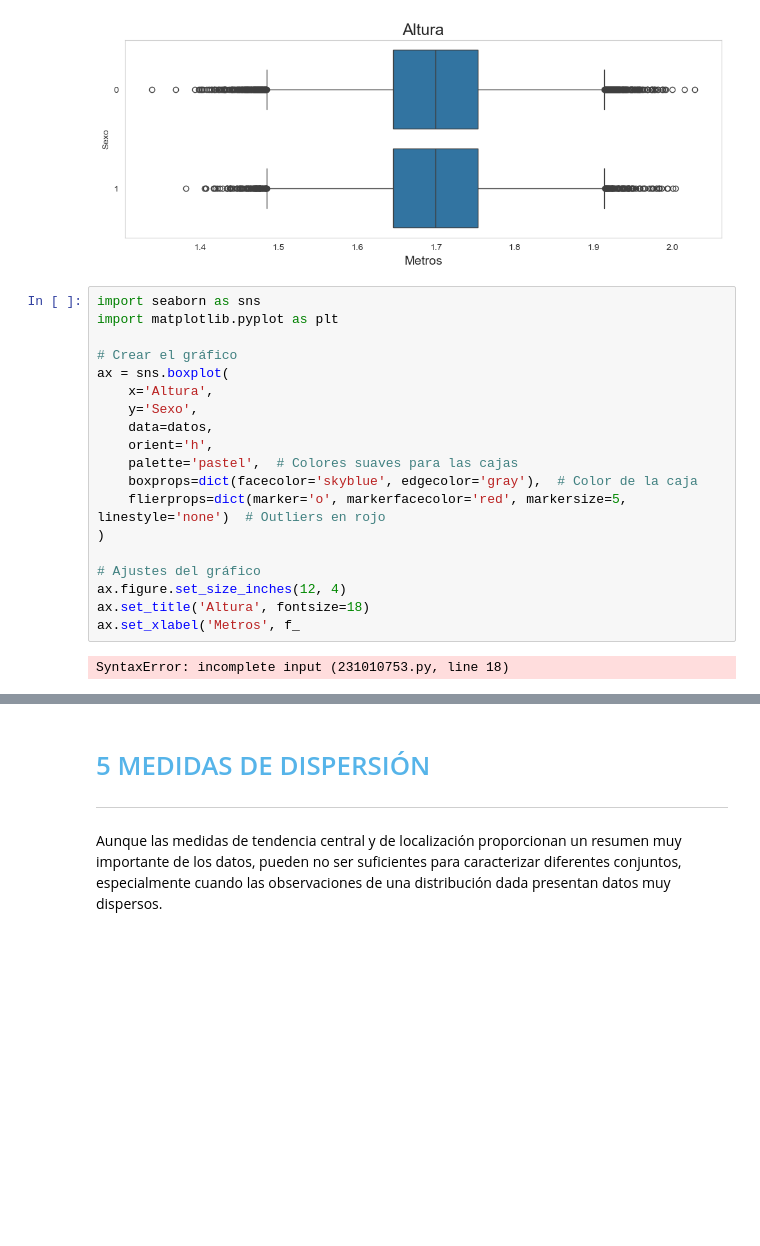
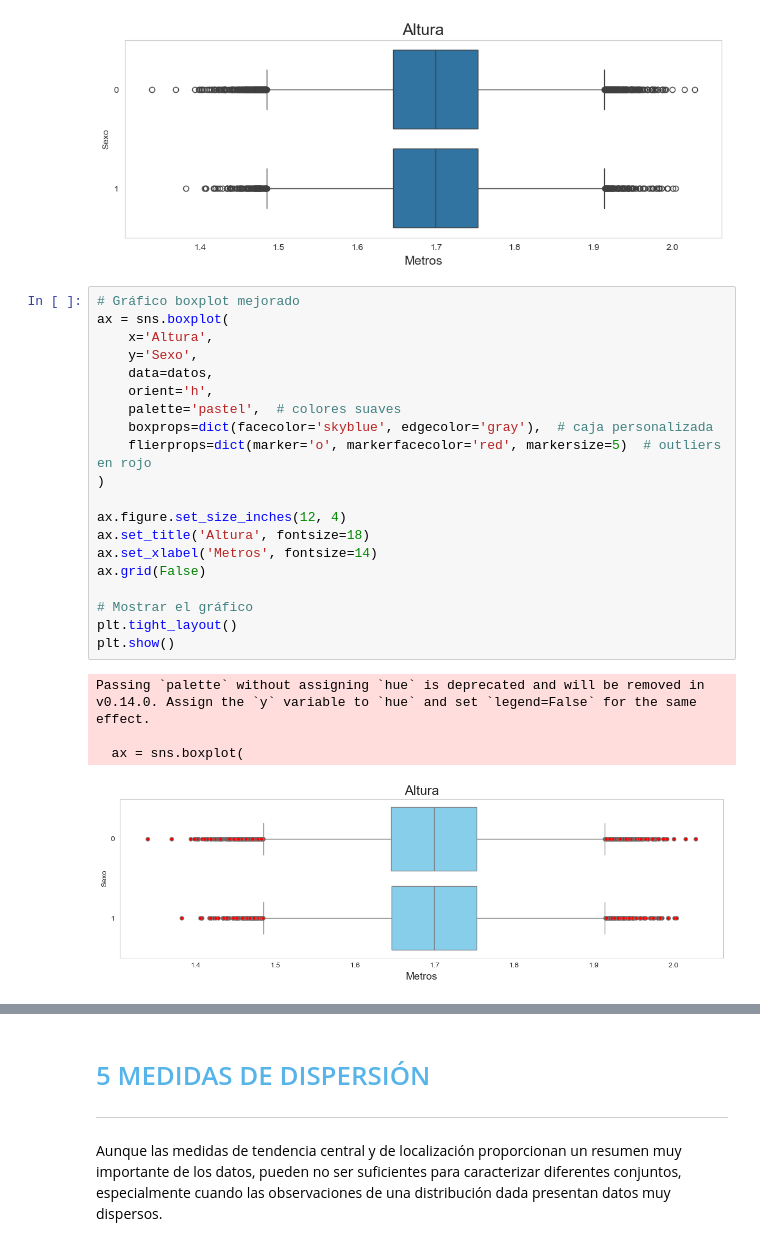
Before and after one commit to r2x4/machine_alura_oracle, a Jupyter notebook: frecuencia_medidas/jupyter_Curso_de_Estadística_con_Python_1 - copia.ipynb, the cells around one changed output, grey strips where cells are left out. Cells and saved outputs as stored; diff of their text form; blank space fills up the shorter version.

```diff
--- a/frecuencia_medidas/jupyter_Curso_de_Estadística_con_Python_1 - copia.ipynb
+++ b/frecuencia_medidas/jupyter_Curso_de_Estadística_con_Python_1 - copia.ipynb
@@ -1247,26 +1247,30 @@ ax
 <Axes: title={'center': 'Altura'}, xlabel='Metros', ylabel='Sexo'>
 [figure]
 # %%
-import seaborn as sns
-import matplotlib.pyplot as plt
-
-# Crear el gráfico
+# Gráfico boxplot mejorado
 ax = sns.boxplot(
     x='Altura',
     y='Sexo',
     data=datos,
     orient='h',
-    palette='pastel',  # Colores suaves para las cajas
-    boxprops=dict(facecolor='skyblue', edgecolor='gray'),  # Color de la caja
-    flierprops=dict(marker='o', markerfacecolor='red', markersize=5, linestyle='none')  # Outliers en rojo
+    palette='pastel',  # colores suaves
+    boxprops=dict(facecolor='skyblue', edgecolor='gray'),  # caja personalizada
+    flierprops=dict(marker='o', markerfacecolor='red', markersize=5)  # outliers en rojo
 )
 
-# Ajustes del gráfico
 ax.figure.set_size_inches(12, 4)
 ax.set_title('Altura', fontsize=18)
-ax.set_xlabel('Metros', f_
+ax.set_xlabel('Metros', fontsize=14)
+ax.grid(False)
+
+# Mostrar el gráfico
+plt.tight_layout()
+plt.show()
 # %% [output]
-SyntaxError: incomplete input (231010753.py, line 18)
+Passing `palette` without assigning `hue` is deprecated and will be removed in v0.14.0. Assign the `y` variable to `hue` and set `legend=False` for the same effect.
+
+  ax = sns.boxplot(
+[figure, added]
 # %% [markdown]
 <img src='https://caelum-online-public.s3.amazonaws.com/ESP-1752-estadistica-con-python-parte1/img006.png' width='80%'>
 # %% [markdown]
```
Also changed, not shown: parts of 2 cells of this notebook.
